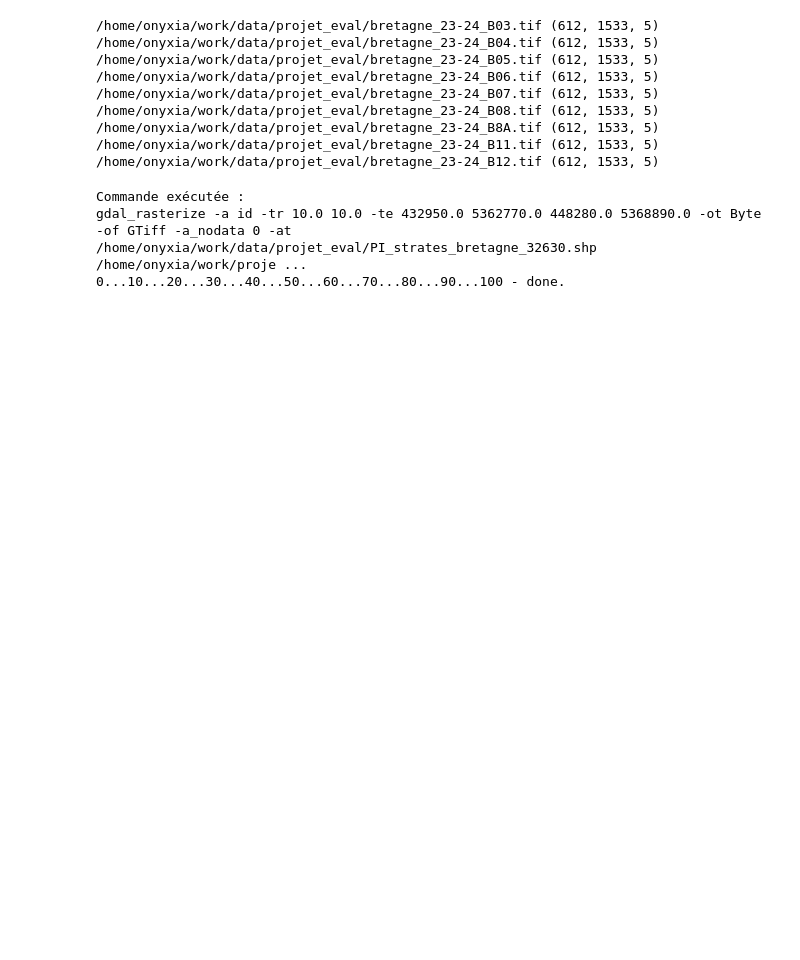
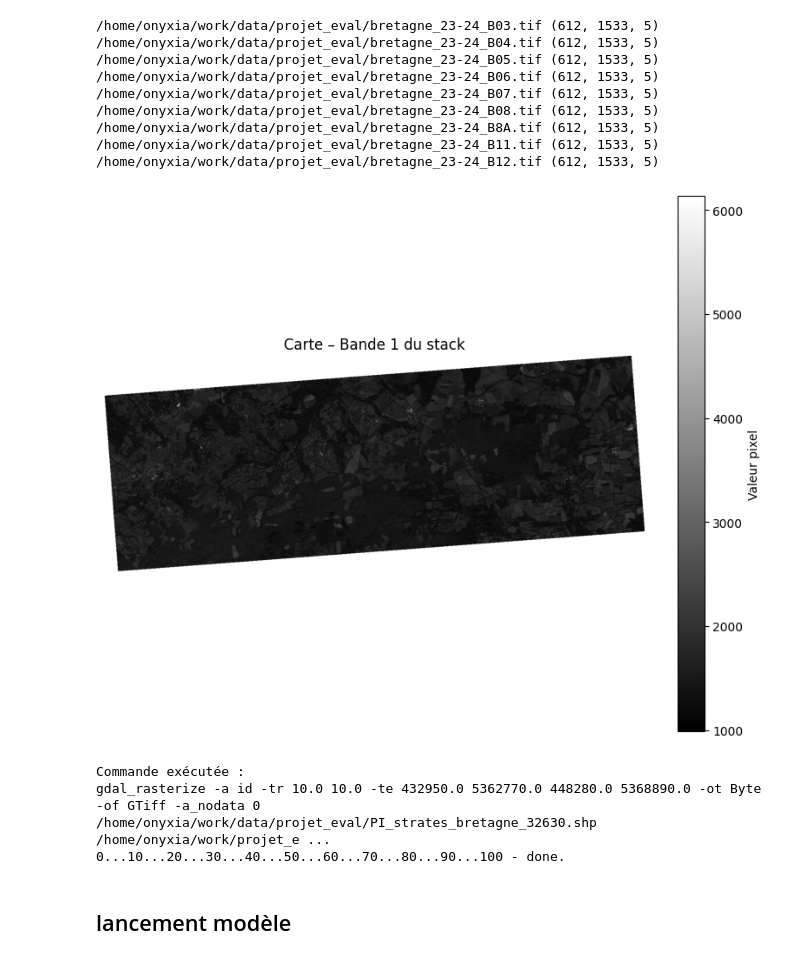
Before and after one commit to MatthieuGoubs/projet_eval_landes, a Jupyter notebook: projet_telea_GOUBERT_MATTHIEU.ipynb, the cells around one changed output. Saved outputs shown, nothing was run; the diff lists cells and outputs as text; code cells hidden in the pictures; blank space fills up the shorter version.

```diff
--- a/projet_telea_GOUBERT_MATTHIEU.ipynb
+++ b/projet_telea_GOUBERT_MATTHIEU.ipynb
@@ -351,10 +406,84 @@ rw.write_image(
+# %%
+from libsigma import read_and_write as rw
+import matplotlib.pyplot as plt
+
+# -------------------------------
+# 1) Ouvrir le raster et récupérer les valeurs en NumPy
+# -------------------------------
+ds = rw.open_image(out_stack)          # ouvre le fichier raster
+arr = ds.ReadAsArray()                 # shape = (bands, rows, cols)
+
+# Transposer si nécessaire : (rows, cols, bands)
+if arr.ndim == 3:
+    img_stack = np.transpose(arr, (1, 2, 0))
+else:
+    img_stack = arr[:, :, np.newaxis]
+
+# -------------------------------
+# 2) Choisir une bande pour l'affichage
+# -------------------------------
+img_2d = img_stack[:, :, 0]  # par exemple la première bande
+
+# -------------------------------
+# 3) Affichage avec matplotlib
+# -------------------------------
+plt.figure(figsize=(10, 8))
+plt.imshow(img_2d, cmap='gray')
+plt.colorbar(label="Valeur pixel")
+plt.title("Carte – Bande 1 du stack")
+plt.axis("off")
+plt.show()
+# %% [output]
+[figure, added]
 # %%
 #appel de la fonction 'rasterisation' pour les id du shp
 out_image_id = '/home/onyxia/work/projet_eval_landes/img/vecteur_to_raster_id.tif'
 field_name_id = "id"
 
-rasterisation(in_vector=in_vector, ref_image=ref_image, out_image=out_image_id, field_name=field_name_id, dtype="Byte", nodata=0, all_touched=True)
+
+# création de la fonction de rasterisation
+def rasterisation(in_vector, ref_image, out_image, field_name,
+                  dtype="Int32", nodata=0, all_touched=False):
+
+    # --- 1) Lecture des infos spatiales depuis l'image de référence ---
+    ds = gdal.Open(ref_image)
+    gt = ds.GetGeoTransform()
+    xsize = ds.RasterXSize
+    ysize = ds.RasterYSize
+
+    # résolution (pixel size)
+    res_x = gt[1]
+    res_y = abs(gt[5])
+
+    # emprise spatiale
+    xmin = gt[0]
+    ymax = gt[3]
+    xmax = xmin + xsize * res_x
+    ymin = ymax - ysize * res_y
+
+    # --- 2) Options de GDAL ---
+    touched_flag = "-at" if all_touched else ""
+    nodata_opt = f"-a_nodata {nodata}" if nodata is not None else ""
+
+    # --- 3) Construction la ligne de commande gdal ---
+    cmd = (
+        f"gdal_rasterize -a {field_name} "
+        f"-tr {res_x} {res_y} "
+        f"-te {xmin} {ymin} {xmax} {ymax} "
+        f"-ot {dtype} -of GTiff {nodata_opt} {touched_flag} "
+        f"{in_vector} {out_image}"
+    )
+
+    print("Commande exécutée :")
+    print(cmd)
+
+    # --- 4) Exécution ---
+    os.system(cmd)
+
+
+
+rasterisation(in_vector=in_vector, ref_image=ref_image, out_image=out_image_id, field_name=field_name_id, dtype="Byte", nodata=0, all_touched=False)
 # %% [output]
 Commande exécutée :
-gdal_rasterize -a id -tr 10.0 10.0 -te 432950.0 5362770.0 448280.0 5368890.0 -ot Byte -of GTiff -a_nodata 0 -at /home/onyxia/work/data/projet_eval/PI_strates_bretagne_32630.shp /home/onyxia/work/proje ...
+gdal_rasterize -a id -tr 10.0 10.0 -te 432950.0 5362770.0 448280.0 5368890.0 -ot Byte -of GTiff -a_nodata 0  /home/onyxia/work/data/projet_eval/PI_strates_bretagne_32630.shp /home/onyxia/work/projet_e ...
 0...10...20...30...40...50...60...70...80...90...100 - done.
@@ -370,3 +497,5 @@ groups = np.asarray(groups).reshape(-1)
+# %% [markdown]
+## lancement modèle
 # %%
 # Définition du modèle et de la grille d'hyperparamètres
 
```
Also changed, not shown: parts of 19 cells of this notebook, 2 other files.
